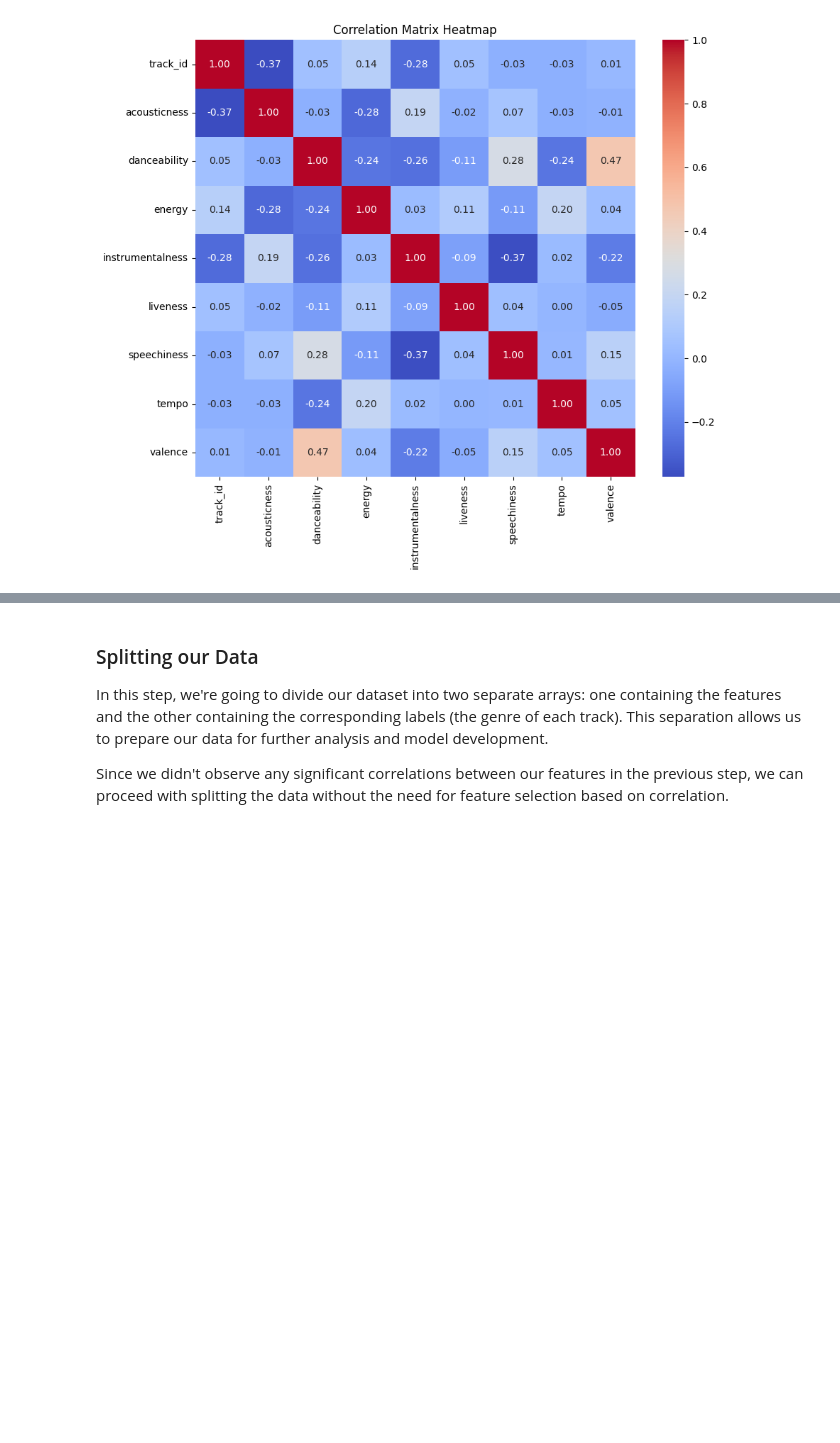
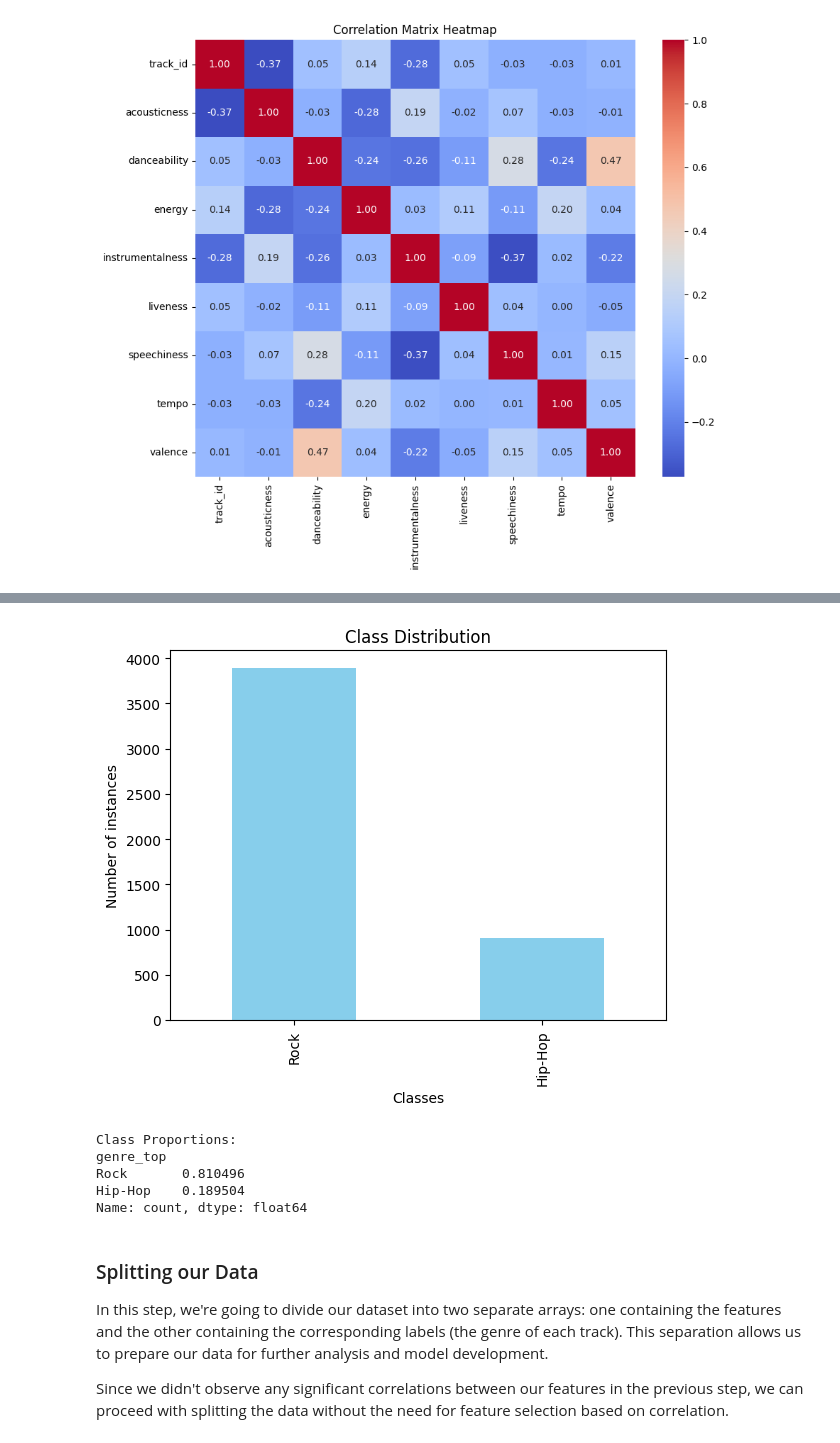
Before and after one commit to ASGuzman/Classify_songs, a Jupyter notebook: prueba.ipynb, the cells around one changed output, grey strips where cells are left out. Cells and saved outputs as stored; diff of their text form; code cells hidden in the pictures; blank space fills up the shorter version.

```diff
--- a/prueba.ipynb
+++ b/prueba.ipynb
@@ -75,3 +78,29 @@ plt.show()
+# %%
+import pandas as pd
+import matplotlib.pyplot as plt
+
+class_counts = data['genre_top'].value_counts()
+
+# Visualize the class distribution
+class_counts.plot(kind='bar', color='skyblue')
+plt.xlabel('Classes')
+plt.ylabel('Number of instances')
+plt.title('Class Distribution')
+plt.show()
+
+# Calculate the class proportions
+class_proportions = class_counts / len(data)
+
+# Print the class proportions
+print("Class Proportions:")
+print(class_proportions)
+# %% [output]
+[figure, added]
+Class Proportions:
+genre_top
+Rock       0.810496
+Hip-Hop    0.189504
+Name: count, dtype: float64
 # %% [markdown]
 ### Splitting our Data
 In this step, we're going to divide our dataset into two separate arrays: one containing the features and the other containing the corresponding labels (the genre of each track). This separation allows us to prepare our data for further analysis and model development.
```
Also changed, not shown: parts of 11 cells of this notebook.
